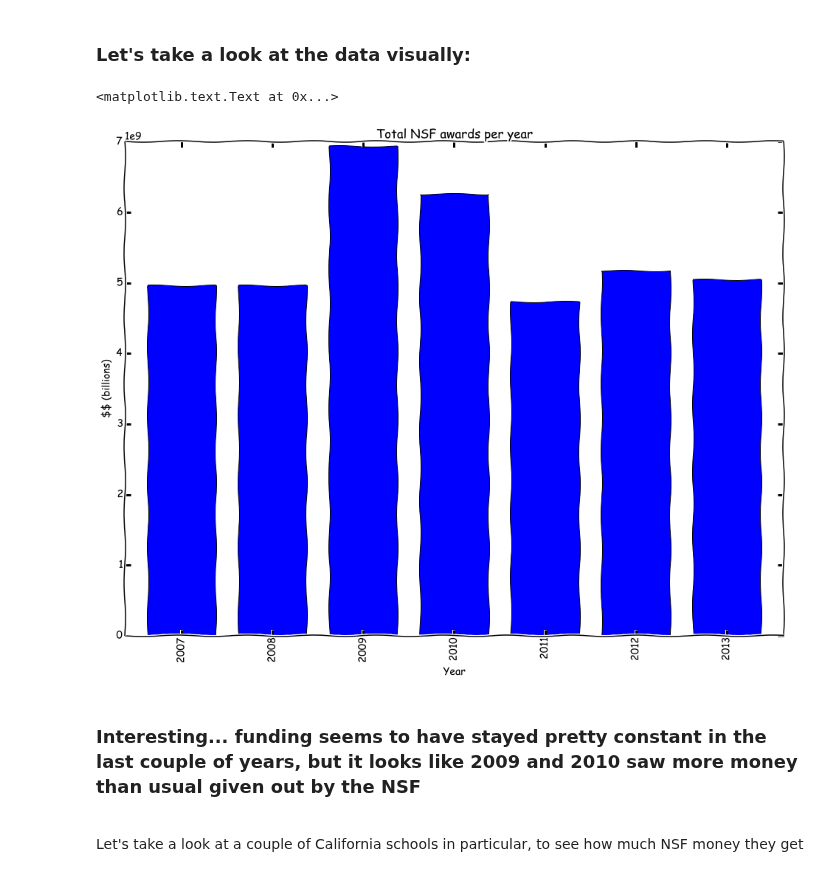
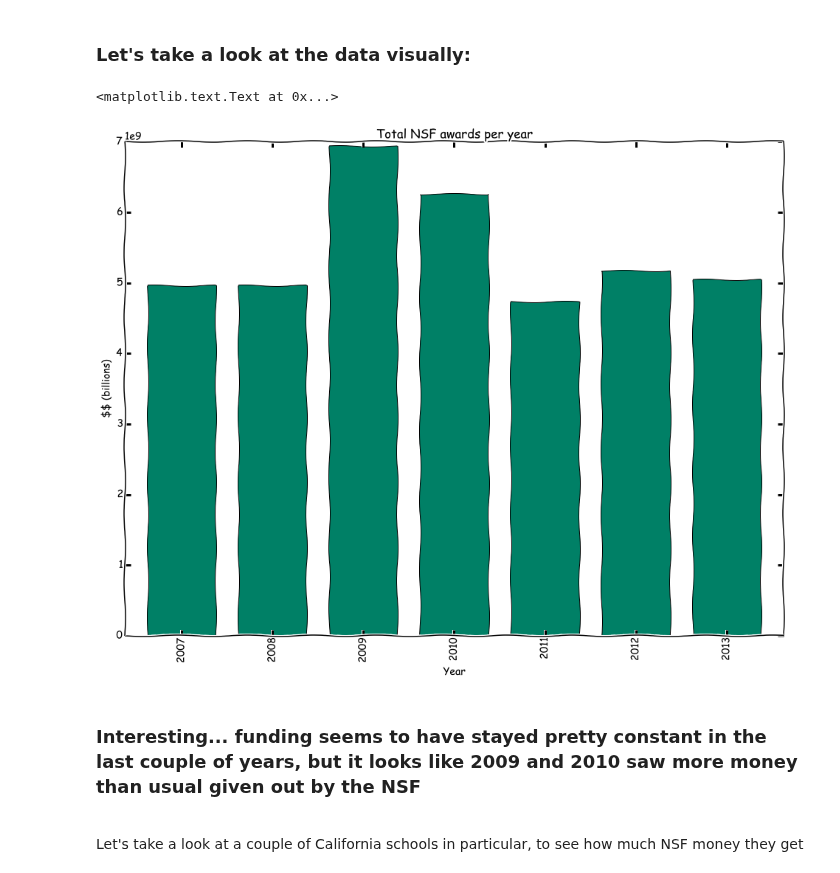
Before and after one commit to realmichaelzyy/cs249project, a Jupyter notebook: Problem1_InitialCourseProjectNotebook.ipynb, the cells around one changed output. Cells and saved outputs as stored; diff of their text form; code cells hidden in the pictures.

Commit message:
added date to notebook
added data from the google docs sheet to the notebook

```diff
--- a/Problem1_InitialCourseProjectNotebook.ipynb
+++ b/Problem1_InitialCourseProjectNotebook.ipynb
@@ -92,30 +94,36 @@ print(nsfdata.head(5))
 # %%
 #plot total NSF funding per year
 #==================================
 
 import locale
 locale.setlocale(locale.LC_ALL, '')
 
 #used for converting a row that has float "NaN" and String "$78,623,123.34" values to float
 def convert(st):
     if (type(st) is str):
         return locale.atof(st.strip("$"))
     else:
         return 0.0
 
+#only get NSF data
 payments = nsfdata[nsfdata['Agency'] == 'NSF']
+#get these 3 columns
 payments = payments[['year', 'Estimated Total Award Amount','Funds Obligated to Date']]
+#convert 'Estimated Total Award Amount' to float
 payments.ix[:,1] = payments.ix[:,1].apply(convert)
+#convert 'Funds Obligated to Date' to float
 payments.ix[:,2] = payments.ix[:,2].apply(convert)
+#create 'award' column, which is the max of totalawardamount/fundsobligatedtodate.
 payments['award'] = payments.ix[:,[1,2]].apply(max,axis=1)
 
-payments.pivot_table('award',rows='year',aggfunc=sum).plot(kind="bar")
+#group by year, sum total awards, then plot dat.
+payments.pivot_table('award',rows='year',aggfunc=sum).plot(kind="bar", colormap=matplotlib.cm.get_cmap('summer'))
 pylab.title('Total NSF awards per year')
 pylab.xlabel('Year')
 pylab.ylabel('\$\$ (billions)')
 # %% [output]
 <matplotlib.text.Text at 0x...>
-[figure, old version]
+[figure, new version]
 # %% [markdown]
 ### Interesting... funding seems to have stayed pretty constant in the last couple of years, but it looks like 2009 and 2010 saw more money than usual given out by the NSF<br>
 <br>
```
Also changed, not shown: parts of 11 cells of this notebook.
